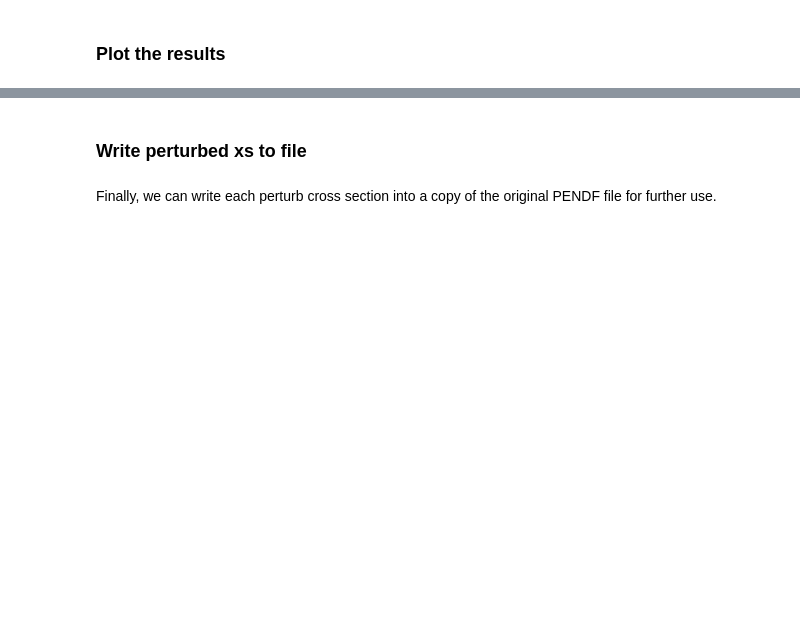
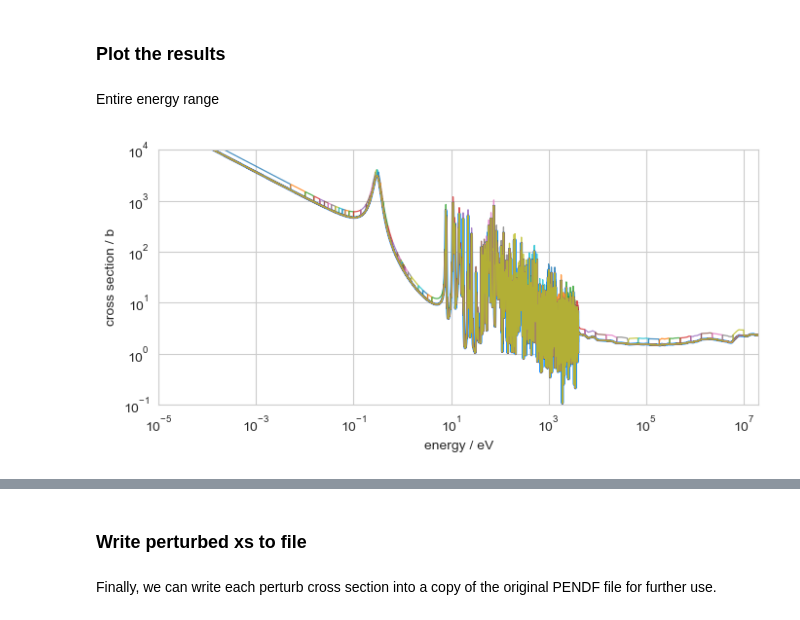
Before and after one commit to luca-fiorito-11/sandy, a Jupyter notebook: notebooks/notebook_perturb_pu9_wims_grid.ipynb, the cells around one changed output, grey strips where cells are left out. Saved outputs shown, nothing was run; the diff lists cells and outputs as text; code cells hidden in the pictures; blank space fills up the shorter version.

```diff
--- a/notebooks/notebook_perturb_pu9_wims_grid.ipynb
+++ b/notebooks/notebook_perturb_pu9_wims_grid.ipynb
@@ -56,0 +20,8 @@ In the process, `sandy` spits out a lot of warning saying the duplicate energy p
+# %%
+tape = sandy.get_endf6_file("jeff_33", "xs", 942390).get_pendf(
+    temperature=900,
+    purr=False,
+    heatr=False,
+    gaspr=False,
+    verbose=True,
+)
@@ -96,13 +122,17 @@ for i in range(1, egrid.size):
 # %% [markdown]
 ### Plot the results
+# %% [markdown]
+Entire energy range
 # %%
-fig, ax = plt.subplots(figsize=(8, 4), dpi=100)
+fig, ax = plt.subplots(figsize=(7, 3.5), dpi=100)
 ax = xs.data[(mat,mt)].plot(logx=True, logy=True, color="dodgerblue", linewidth=2, ax=ax)
 for xspert in perturbed_xs:
-    ax = xspert.data[(mat,mt)].plot(logx=True, logy=True, alpha=0.5, linewidth=0.7, ax=ax)
+    ax = xspert.data[(mat,mt)].plot(logx=True, logy=True, alpha=0.8, linewidth=0.9, ax=ax)
 
 ax.set_ylabel("cross section / b")
 ax.set_xlabel("energy / eV")
-ax.set_xlim([1e-5, 1e7])
-ax.set_ylim([1e-1, 1e5])
+ax.set_xlim([1e-5, 2e7])
+ax.set_ylim([1e-1, 1e4])
 fig.tight_layout();
+# %% [output]
+[figure, added]
```
Also changed, not shown: parts of 17 cells of this notebook, 1 other file.
